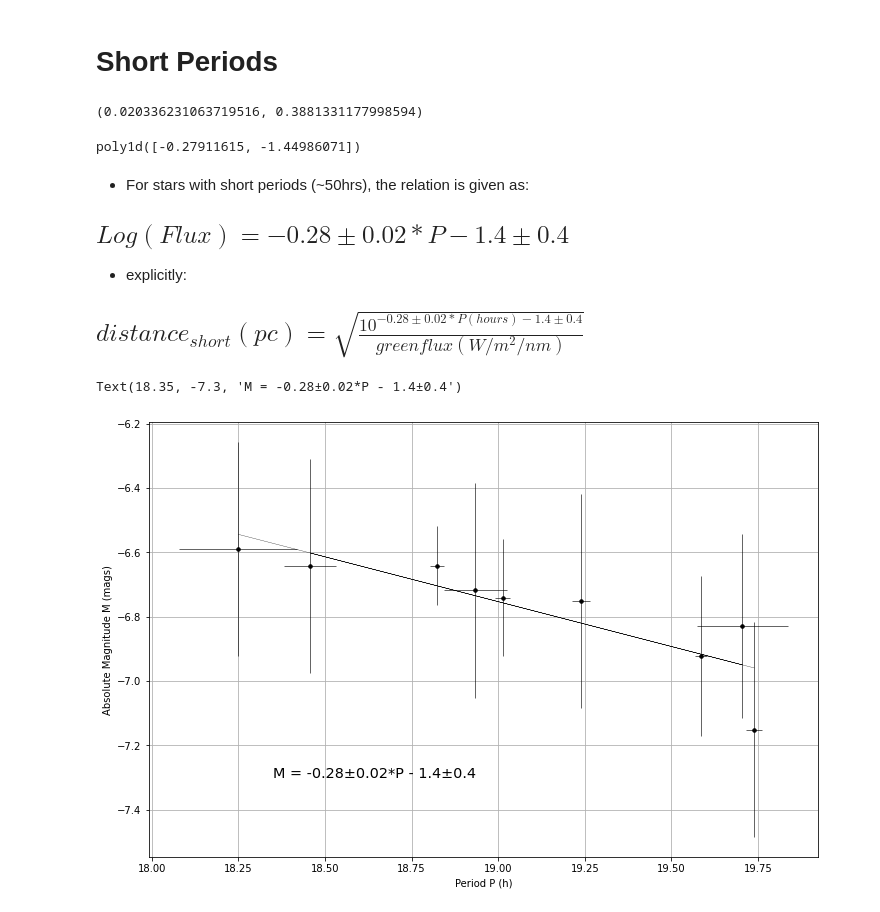
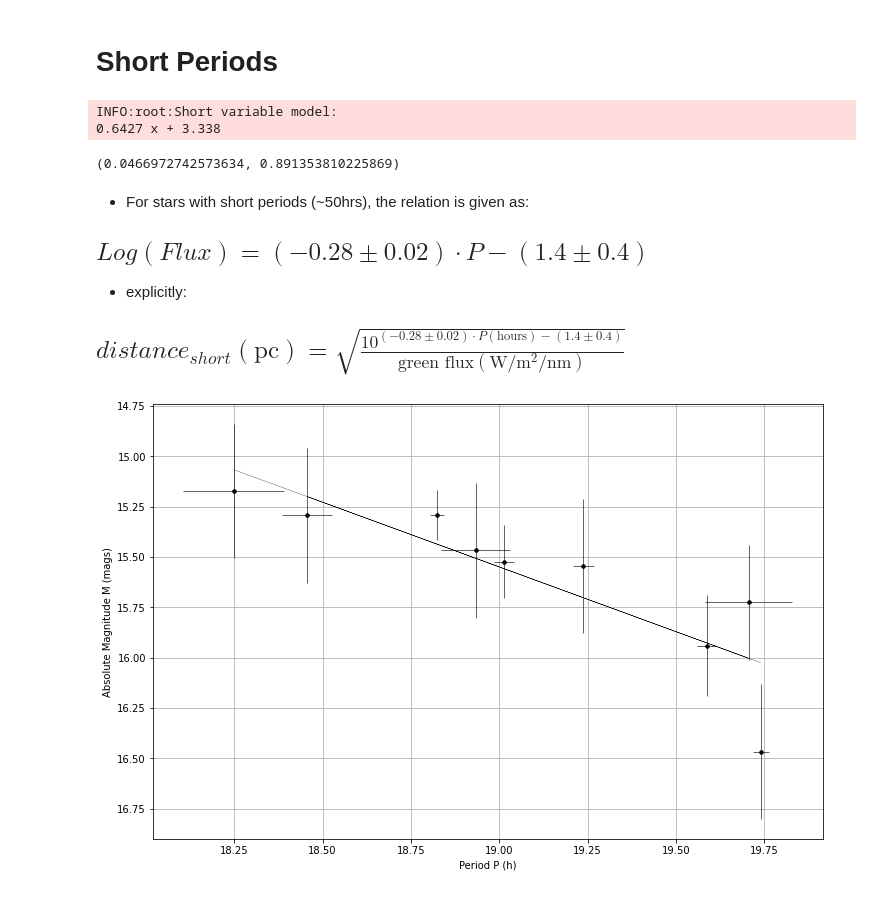
Before and after one commit to LeoClarke123/Distance_Ladder, a Jupyter notebook: Period_Lum/period_lum_analysis.ipynb, the cells around one changed output. Cells and saved outputs as stored; diff of their text form; code cells hidden in the pictures.

```diff
--- a/Period_Lum/period_lum_analysis.ipynb
+++ b/Period_Lum/period_lum_analysis.ipynb
@@ -22,18 +60,17 @@ with open(dir_path + "/../Data/Camera Images/calibrated star data.txt", "r") as
 # %%
 distance = []
 periods = []
-luminosity = []
+luminosities = []
 
 for i in pointdata:
 
     i = i.split()
-    period = i[-3]
-    green_flux = i[4]
-    dist = i[-4]
+    period = float(i[-3])
+    green_flux = float(i[4])
+    dist = float(i[-4])
 
-    if float(period) != 0:
-        periods.append(float(period))
-        abs_mag = np.log10(float(green_flux)) + 2*np.log10(float(dist))
-        # TODO check this abs_mag computation, possible off by a negative?
-        luminosity.append(abs_mag)
+    if period != 0:
+        periods.append(period)
+        abs_mag = toAbsMag(green_flux,dist)
+        luminosities.append(abs_mag)
 # %%
@@ -103,6 +112,6 @@ for i in pointdata:
     if float(period) > 35:
         long_xerr.append(x_uncert)
         long_periods.append(period)
-        abs_mag = np.log10(green_flux) + 2*np.log10(dist)
+        abs_mag = np.log(green_flux) + 2*np.log(dist)
         long_yerr.append(((0.015/2.3)**2+((2*dist*0.001)**2))**(1/2))
         long_luminosity.append(abs_mag)
@@ -160,36 +175,40 @@ for i in pointdata:
     if period < 35 and period != 0:
         short_xerr.append(x_uncert)
         short_periods.append(period)
-        abs_mag = np.log10(green_flux) + 2*np.log10(dist)
+        abs_mag = toAbsMag(green_flux,dist)
+        # compute and append uncertainty in luminosity
+        # ? @leotc can you confirm if that's what this is doing? Delete this line if it is.
         short_yerr.append(((0.015/2.3)**2+((2*dist*0.001)**2))**(1/2))
         short_luminosity.append(abs_mag)
-# %%
-period_lum_uncert(short_periods, short_luminosity, short_xerr, short_yerr)
-# %% [output]
-(0.020336231063719516, 0.3881331177998594)
 # %%
 short_fit = np.polyfit(short_periods, short_luminosity, 1)
 short_poly = np.poly1d(short_fit)
+logging.info(f"Short variable model: {short_poly}")
+# %% [output]
+INFO:root:Short variable model:
+0.6427 x + 3.338
-# %%
-short_poly
-# %% [output]
-poly1d([-0.27911615, -1.44986071])
+# %%
+period_lum_uncert(short_periods, short_luminosity, short_xerr, short_yerr)
+# %% [output]
+(0.0466972742573634, 0.891353810225869)
 # %% [markdown]
 - For stars with short periods (~50hrs), the relation is given as: <br />
-## $ Log(Flux) = -0.28\pm0.02*P - 1.4\pm0.4 $ <br />
+## $ Log(Flux) = (-0.28\pm0.02) \cdot P - (1.4\pm0.4) $ <br />
 - explicitly:
-## $ distance_{short}(pc) = \sqrt{\frac{10^{-0.28\pm0.02*P (hours) - 1.4\pm0.4}}{green flux (W/m^{2}/nm)}} $
+## $ distance_{short}(\text{pc}) = \sqrt{\frac{10^{(-0.28\pm0.02) \cdot P (\text{hours}) - (1.4\pm0.4)}}{\text{green flux} (\text{W}/\text{m}^{2}/\text{nm})}} $
 # %%
 fig = plt.figure()
 ax2 = fig.add_subplot(111)
 
 ax2.errorbar(short_periods, short_luminosity, yerr=short_yerr, xerr=short_xerr, fmt='.k', markersize='7', elinewidth=0.6)
 ax2.plot(short_periods,short_poly(short_periods),"k", linewidth=0.3)
 ax2.grid()
+ax2.invert_yaxis()
 plt.rcParams["figure.figsize"] = (12, 8)
 plt.xlabel('Period P (h)')
 plt.ylabel('Absolute Magnitude M (mags)')
-plt.text(18.35,-7.3,"M = -0.28\u00B10.02*P - 1.4\u00B10.4", fontsize='x-large')
+# plt.text(18.35,-7.3,"M = -0.28\u00B10.02*P - 1.4\u00B10.4", fontsize='x-large')
+
+fig.savefig(dir_path + "/Magnitude-Period-lowPeriodTrend.png")
 # %% [output]
-Text(18.35, -7.3, 'M = -0.28±0.02*P - 1.4±0.4')
-[figure, old version]
+[figure, new version]
```
Also changed, not shown: parts of 10 cells of this notebook, 4 other files.
